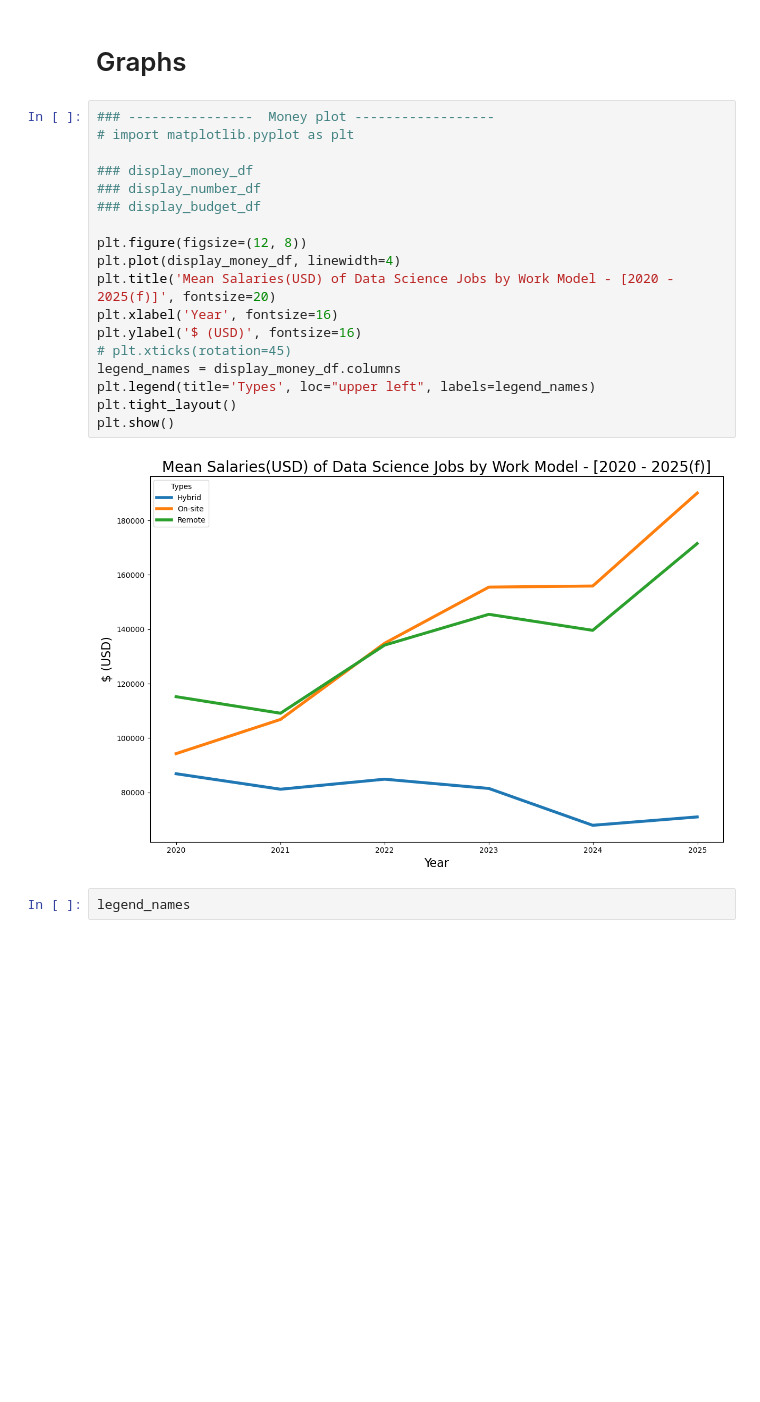
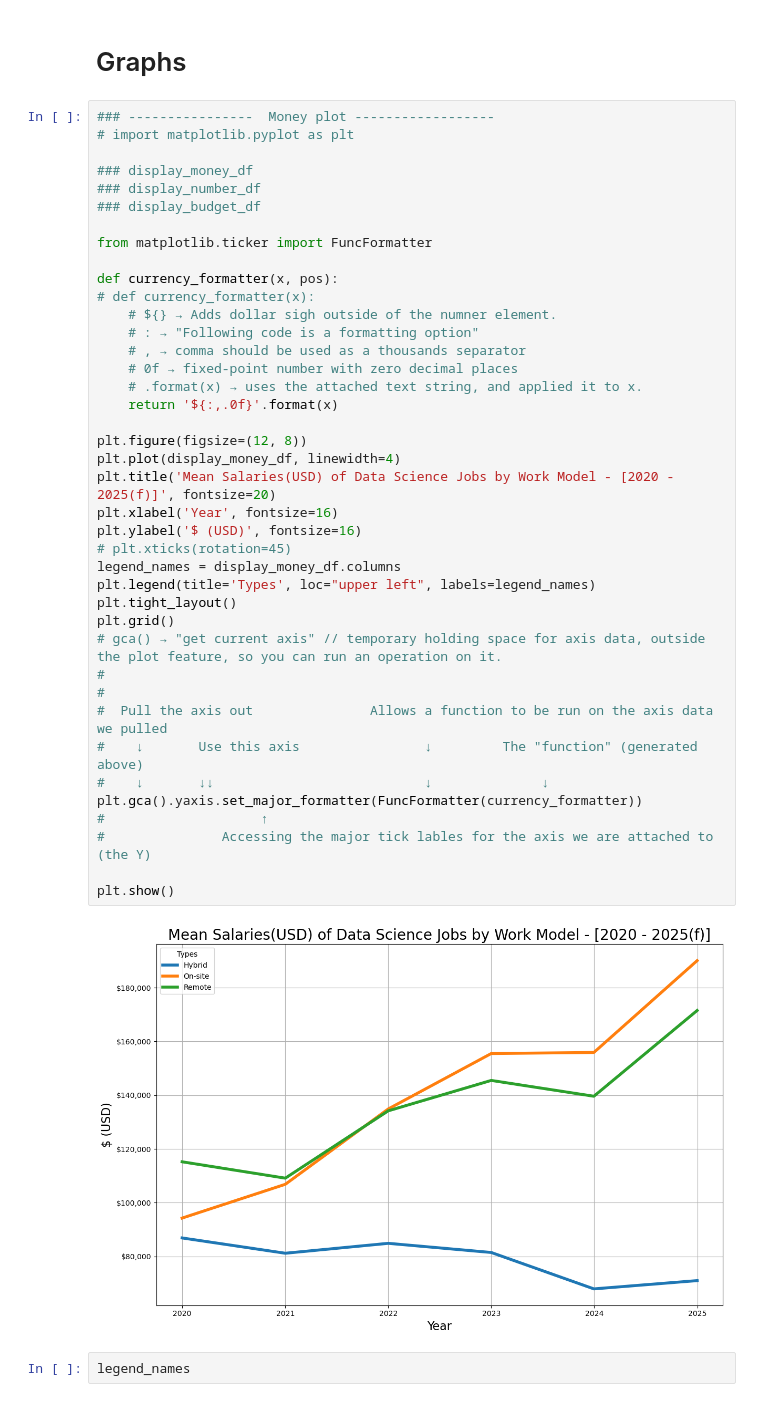
Before and after one commit to sellerstx1982/data_science_salaries, a Jupyter notebook: data_science_salaries_bauer.ipynb, the cells around one changed output. Drawn from its saved outputs; the diff is of its cells as text; blank space fills up the shorter version.

Commit message:
Added plot grid and (, $).y_axis per Alex's sugggestions in class

```diff
--- a/data_science_salaries_bauer.ipynb
+++ b/data_science_salaries_bauer.ipynb
@@ -399,23 +399,45 @@ display(display_budget_df.plot())
 # %%
 ### ----------------  Money plot ------------------
 # import matplotlib.pyplot as plt
 
 ### display_money_df
 ### display_number_df
 ### display_budget_df
+
+from matplotlib.ticker import FuncFormatter
+
+def currency_formatter(x, pos):
+# def currency_formatter(x):
+    # ${} → Adds dollar sigh outside of the numner element.
+    # : → "Following code is a formatting option"
+    # , → comma should be used as a thousands separator
+    # 0f → fixed-point number with zero decimal places
+    # .format(x) → uses the attached text string, and applied it to x.
+    return '${:,.0f}'.format(x)
 
 plt.figure(figsize=(12, 8))
 plt.plot(display_money_df, linewidth=4)
 plt.title('Mean Salaries(USD) of Data Science Jobs by Work Model - [2020 - 2025(f)]', fontsize=20)
 plt.xlabel('Year', fontsize=16)
 plt.ylabel('$ (USD)', fontsize=16)
 # plt.xticks(rotation=45)
 legend_names = display_money_df.columns
 plt.legend(title='Types', loc="upper left", labels=legend_names)
 plt.tight_layout()
+plt.grid()
+# gca() → "get current axis" // temporary holding space for axis data, outside the plot feature, so you can run an operation on it.
+#
+#
+#  Pull the axis out               Allows a function to be run on the axis data we pulled
+#    ↓       Use this axis                ↓         The "function" (generated above)
+#    ↓       ↓↓                           ↓              ↓
+plt.gca().yaxis.set_major_formatter(FuncFormatter(currency_formatter))
+#                    ↑
+#               Accessing the major tick lables for the axis we are attached to (the Y)
+
 plt.show()
 # %% [output]
-[figure, old version]
+[figure, new version]
 # %%
 legend_names
 # %% [output]
```
Also changed, not shown: parts of 1 cell of this notebook.
